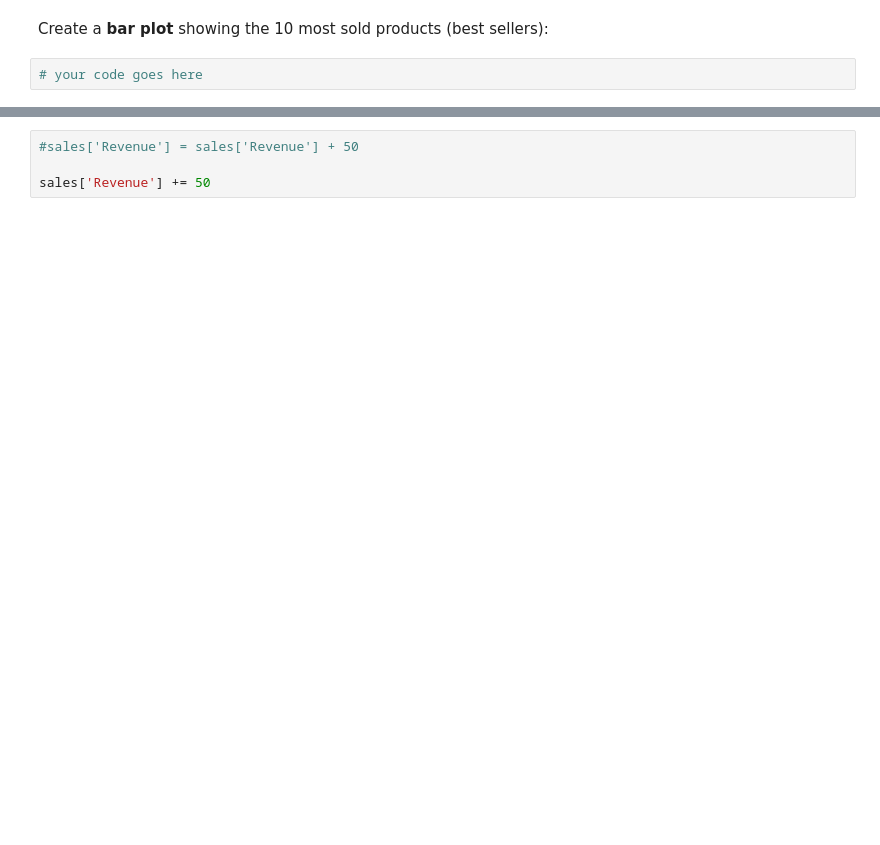
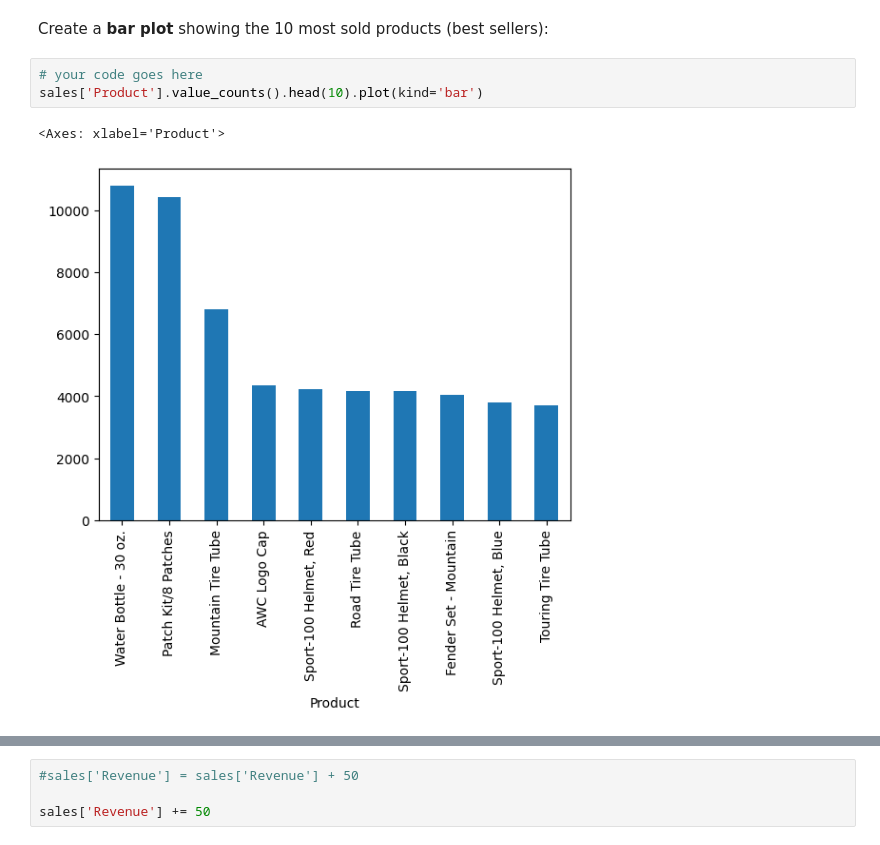
Before and after one commit to guocodes/FreeCodeCamp-Pandas-Real-Life-Example, a Jupyter notebook: Exercises_1.ipynb, the cells around one changed output, grey strips where cells are left out. Drawn from its saved outputs; the diff is of its cells as text; blank space fills up the shorter version.

```diff
--- a/Exercises_1.ipynb
+++ b/Exercises_1.ipynb
@@ -218,5 +309,9 @@ sales['Product'].unique()
 Create a **bar plot** showing the 10 most sold products (best sellers):
 # %%
 # your code goes here
+sales['Product'].value_counts().head(10).plot(kind='bar')
+# %% [output]
+<Axes: xlabel='Product'>
+[figure, added]
 # %%
 sales['Product'].value_counts().head(10).plot(kind='bar', figsize=(14,6))
```
Also changed, not shown: parts of 53 cells of this notebook.
